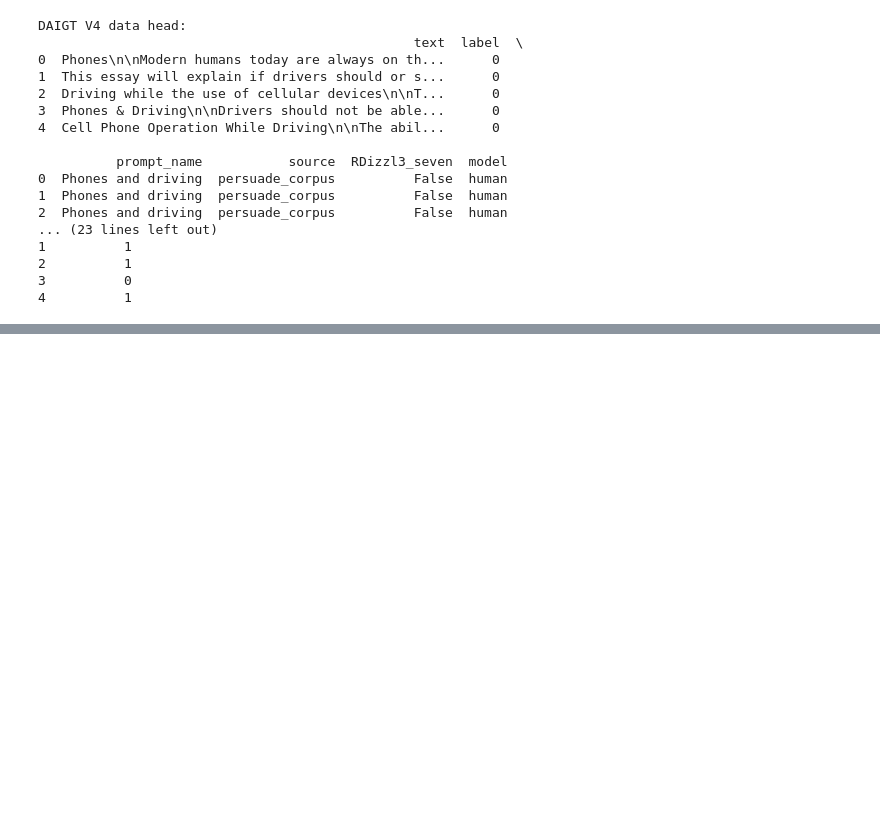
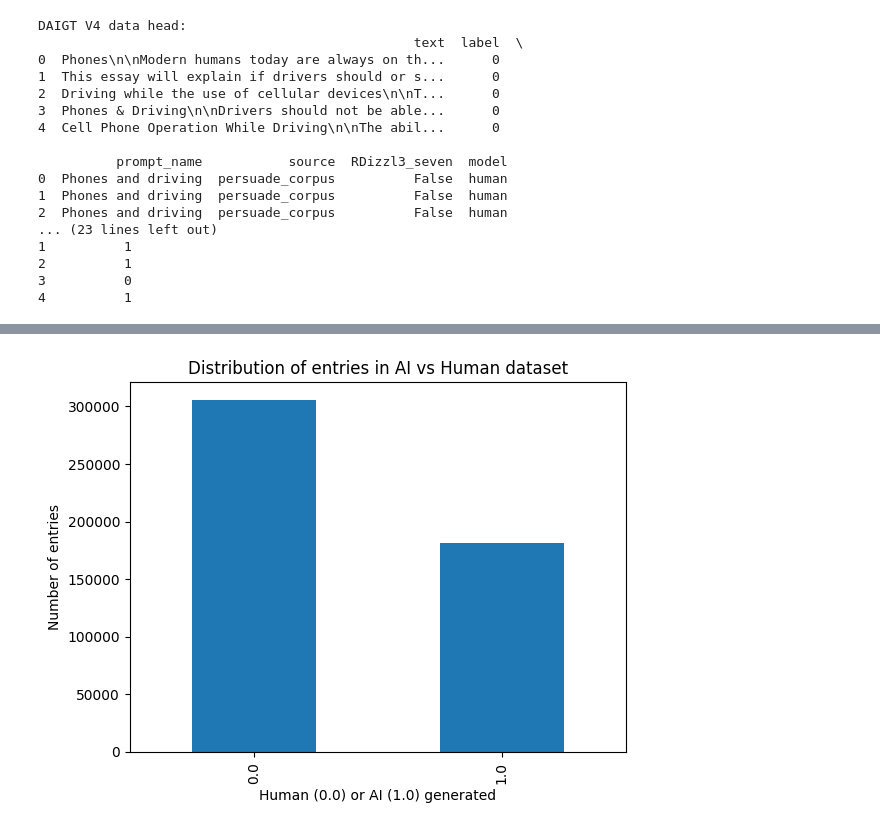
Before and after one commit to javanster/LLM-Human-Classifier, a Jupyter notebook: data_exploration.ipynb, the cells around one changed output, grey strips where cells are left out. Cells and saved outputs as stored; diff of their text form; code cells hidden in the pictures; blank space fills up the shorter version.

```diff
--- a/data_exploration.ipynb
+++ b/data_exploration.ipynb
@@ -57,3 +163,11 @@ Detect AI contains duplicates: False
+# %%
+ai_vs_human_data["generated"].value_counts().plot(kind="bar")
+plt.xlabel("Human (0.0) or AI (1.0) generated")
+plt.ylabel("Number of entries")
+plt.title("Distribution of entries in AI vs Human dataset")
+plt.show()
+# %% [output]
+[figure, added]
 # %%
 from matplotlib_venn import venn3
 
```
Also changed, not shown: parts of 11 cells of this notebook.
